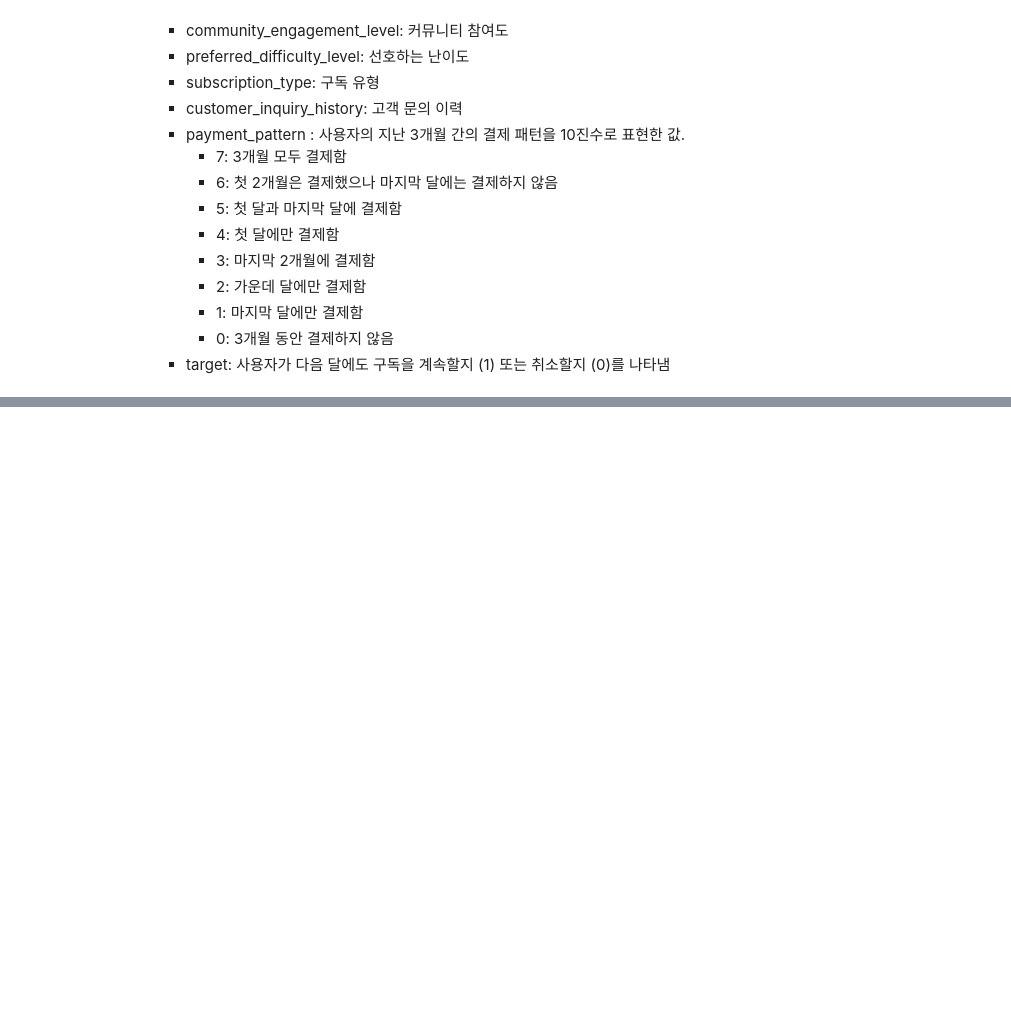
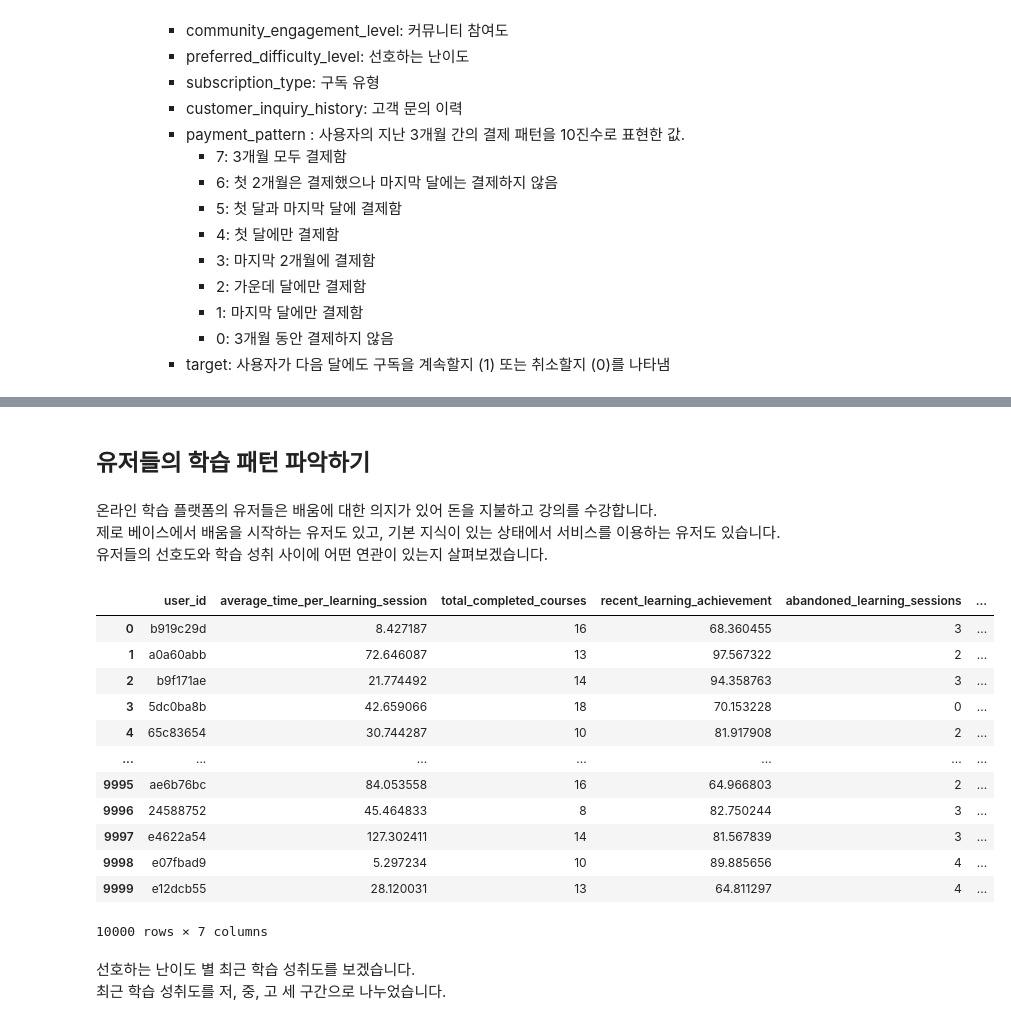
Before and after one commit to Habyeok/wassup2, a Jupyter notebook: data_analysis/DA_Mini_Project.ipynb, the cells around one changed output, grey strips where cells are left out. Saved outputs shown, nothing was run; the diff lists cells and outputs as text; code cells hidden in the pictures; blank space fills up the shorter version.

```diff
--- a/data_analysis/DA_Mini_Project.ipynb
+++ b/data_analysis/DA_Mini_Project.ipynb
@@ -35,0 +91,26 @@
+# %% [markdown]
+## 유저들의 학습 패턴 파악하기
+# %% [markdown]
+온라인 학습 플랫폼의 유저들은 배움에 대한 의지가 있어 돈을 지불하고 강의를 수강합니다.
+제로 베이스에서 배움을 시작하는 유저도 있고, 기본 지식이 있는 상태에서 서비스를 이용하는 유저도 있습니다.
+유저들의 선호도와 학습 성취 사이에 어떤 연관이 있는지 살펴보겠습니다.
+# %%
+learning_level = meta[['user_id', 'average_time_per_learning_session', 'total_completed_courses', 'recent_learning_achievement', 'abandoned_learning_sessions', 'preferred_difficulty_level', 'target']]
+learning_level
+# %% [output]
+|  | user_id | average_time_per_learning_session | total_completed_courses | recent_learning_achievement | abandoned_learning_sessions | ... |
+| 0 | b919c29d | 8.427187 | 16 | 68.360455 | 3 | ... |
+| 1 | a0a60abb | 72.646087 | 13 | 97.567322 | 2 | ... |
+| 2 | b9f171ae | 21.774492 | 14 | 94.358763 | 3 | ... |
+| 3 | 5dc0ba8b | 42.659066 | 18 | 70.153228 | 0 | ... |
+| 4 | 65c83654 | 30.744287 | 10 | 81.917908 | 2 | ... |
+| ... | ... | ... | ... | ... | ... | ... |
+| 9995 | ae6b76bc | 84.053558 | 16 | 64.966803 | 2 | ... |
+| 9996 | 24588752 | 45.464833 | 8 | 82.750244 | 3 | ... |
+| 9997 | e4622a54 | 127.302411 | 14 | 81.567839 | 3 | ... |
+| 9998 | e07fbad9 | 5.297234 | 10 | 89.885656 | 4 | ... |
+| 9999 | e12dcb55 | 28.120031 | 13 | 64.811297 | 4 | ... |
+10000 rows × 7 columns
+# %% [markdown]
+선호하는 난이도 별 최근 학습 성취도를 보겠습니다.
+최근 학습 성취도를 저, 중, 고 세 구간으로 나누었습니다.
```
Also changed, not shown: parts of 13 cells of this notebook.
